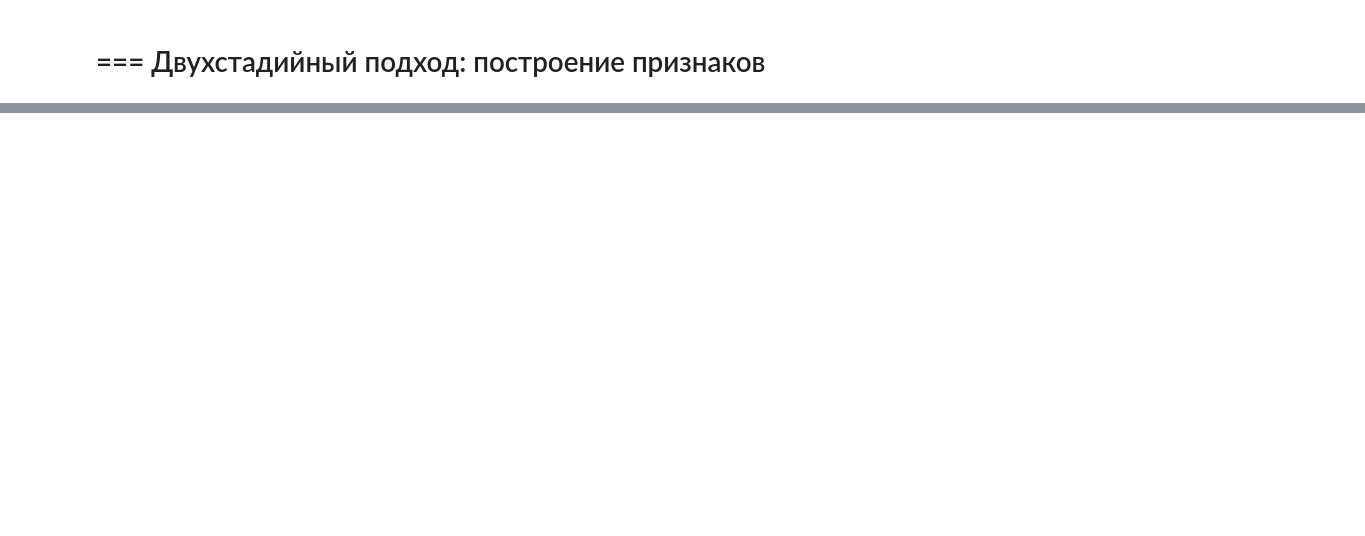
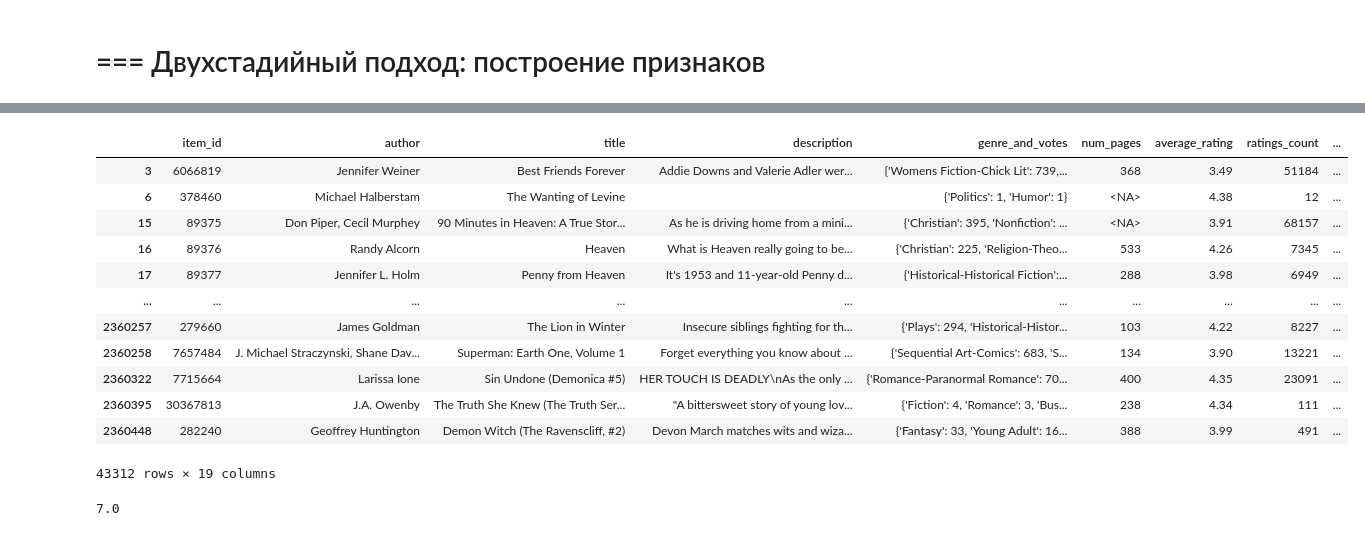
Before and after one commit to Efimovaam/mle-recsys-start, a Jupyter notebook: main_offline.ipynb, the cells around one changed output, grey strips where cells are left out. Saved outputs shown, nothing was run; the diff lists cells and outputs as text; code cells hidden in the pictures; blank space fills up the shorter version.

```diff
--- a/main_offline.ipynb
+++ b/main_offline.ipynb
@@ -881,0 +914,16 @@ precision: 0.006, recall: 0.025
+# %%
+items
+# %% [output]
+|  | item_id | author | title | description | genre_and_votes | num_pages | average_rating | ratings_count | ... |
+| 3 | 6066819 | Jennifer Weiner | Best Friends Forever | Addie Downs and Valerie Adler wer... | {'Womens Fiction-Chick Lit': 739,... | 368 | 3.49 | 51184 | ... |
+| 6 | 378460 | Michael Halberstam | The Wanting of Levine |  | {'Politics': 1, 'Humor': 1} | <NA> | 4.38 | 12 | ... |
+| 15 | 89375 | Don Piper, Cecil Murphey | 90 Minutes in Heaven: A True Stor... | As he is driving home from a mini... | {'Christian': 395, 'Nonfiction': ... | <NA> | 3.91 | 68157 | ... |
+| 16 | 89376 | Randy Alcorn | Heaven | What is Heaven really going to be... | {'Christian': 225, 'Religion-Theo... | 533 | 4.26 | 7345 | ... |
+| 17 | 89377 | Jennifer L. Holm | Penny from Heaven | It's 1953 and 11-year-old Penny d... | {'Historical-Historical Fiction':... | 288 | 3.98 | 6949 | ... |
+| ... | ... | ... | ... | ... | ... | ... | ... | ... | ... |
+| 2360257 | 279660 | James Goldman | The Lion in Winter | Insecure siblings fighting for th... | {'Plays': 294, 'Historical-Histor... | 103 | 4.22 | 8227 | ... |
+| 2360258 | 7657484 | J. Michael Straczynski, Shane Dav... | Superman: Earth One, Volume 1 | Forget everything you know about ... | {'Sequential Art-Comics': 683, 'S... | 134 | 3.90 | 13221 | ... |
+| 2360322 | 7715664 | Larissa Ione | Sin Undone (Demonica #5) | HER TOUCH IS DEADLY\nAs the only ... | {'Romance-Paranormal Romance': 70... | 400 | 4.35 | 23091 | ... |
+| 2360395 | 30367813 | J.A. Owenby | The Truth She Knew (The Truth Ser... | "A bittersweet story of young lov... | {'Fiction': 4, 'Romance': 3, 'Bus... | 238 | 4.34 | 111 | ... |
+| 2360448 | 282240 | Geoffrey Huntington | Demon Witch (The Ravenscliff, #2) | Devon March matches wits and wiza... | {'Fantasy': 33, 'Young Adult': 16... | 388 | 3.99 | 491 | ... |
+43312 rows × 19 columns
@@ -881,0 +938,4 @@ precision: 0.006, recall: 0.025
+# %%
+candidates_to_rank['age'].median()
+# %% [output]
+7.0
```
Also changed, not shown: parts of 11 cells of this notebook, 4 other files.
